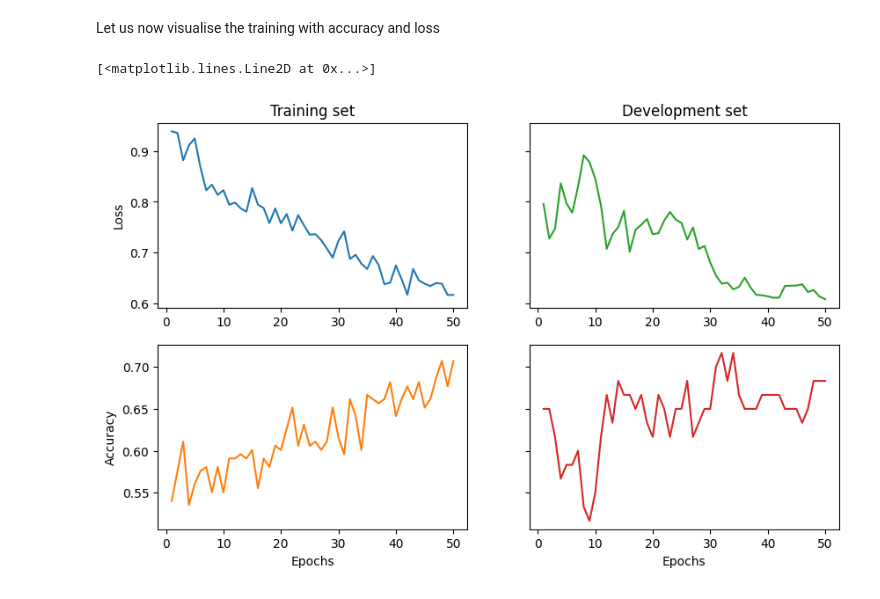
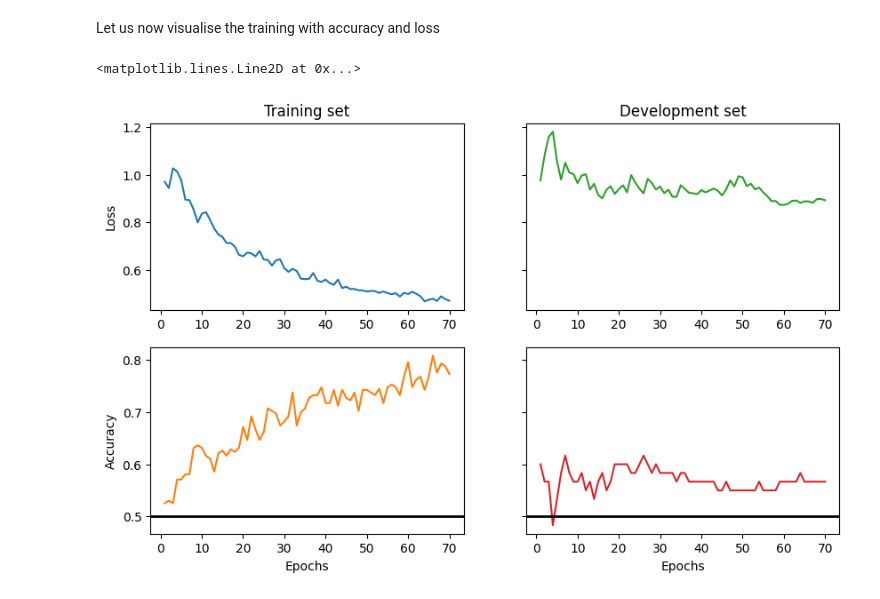
Before and after one commit to Guilli12pm/QNLP, a Jupyter notebook: QNLP_BinaryClass.ipynb, the cells around one changed output. Cells and saved outputs as stored; diff of their text form; code cells hidden in the pictures.

```diff
--- a/QNLP_BinaryClass.ipynb
+++ b/QNLP_BinaryClass.ipynb
@@ -230,8 +230,8 @@ Number of Test circuits 60 and labels 60 match? -> True
 In this section we will train a model that will predict given a circuit, its sentiment
 # %%
 # Variable definition
-BATCH_SIZE = 30
-EPOCHS = 50
+BATCH_SIZE = 10
+EPOCHS = 70
 # %%
 # Define the accuracy function that will be used for the training
 import numpy as np
@@ -294,22 +298,25 @@ Let us now visualise the training with accuracy and loss
 # %%
 import matplotlib.pyplot as plt
 import numpy as np
 
 fig1, ((ax_tl, ax_tr), (ax_bl, ax_br)) = plt.subplots(2, 2, sharey='row', figsize=(10, 6))
 
 ax_tl.set_title('Training set')
 ax_tr.set_title('Development set')
 ax_bl.set_xlabel('Epochs')
 ax_br.set_xlabel('Epochs')
 ax_bl.set_ylabel('Accuracy')
 ax_tl.set_ylabel('Loss')
 
 colours = iter(plt.rcParams['axes.prop_cycle'].by_key()['color'])
 range_ = np.arange(1, trainer.epochs+1)
 ax_tl.plot(range_, trainer.train_epoch_costs, color=next(colours))
 ax_bl.plot(range_, trainer.train_eval_results['acc'], color=next(colours))
 ax_tr.plot(range_, trainer.val_costs, color=next(colours))
 ax_br.plot(range_, trainer.val_eval_results['acc'], color=next(colours))
+
+ax_br.axhline(y=0.5, color='black', linewidth=2)
+ax_bl.axhline(y=0.5, color='black', linewidth=2)
 # %% [output]
-[<matplotlib.lines.Line2D at 0x...>]
+<matplotlib.lines.Line2D at 0x...>
-[figure, old version]
+[figure, new version]
```
Also changed, not shown: parts of 8 cells of this notebook, 8 other files.
